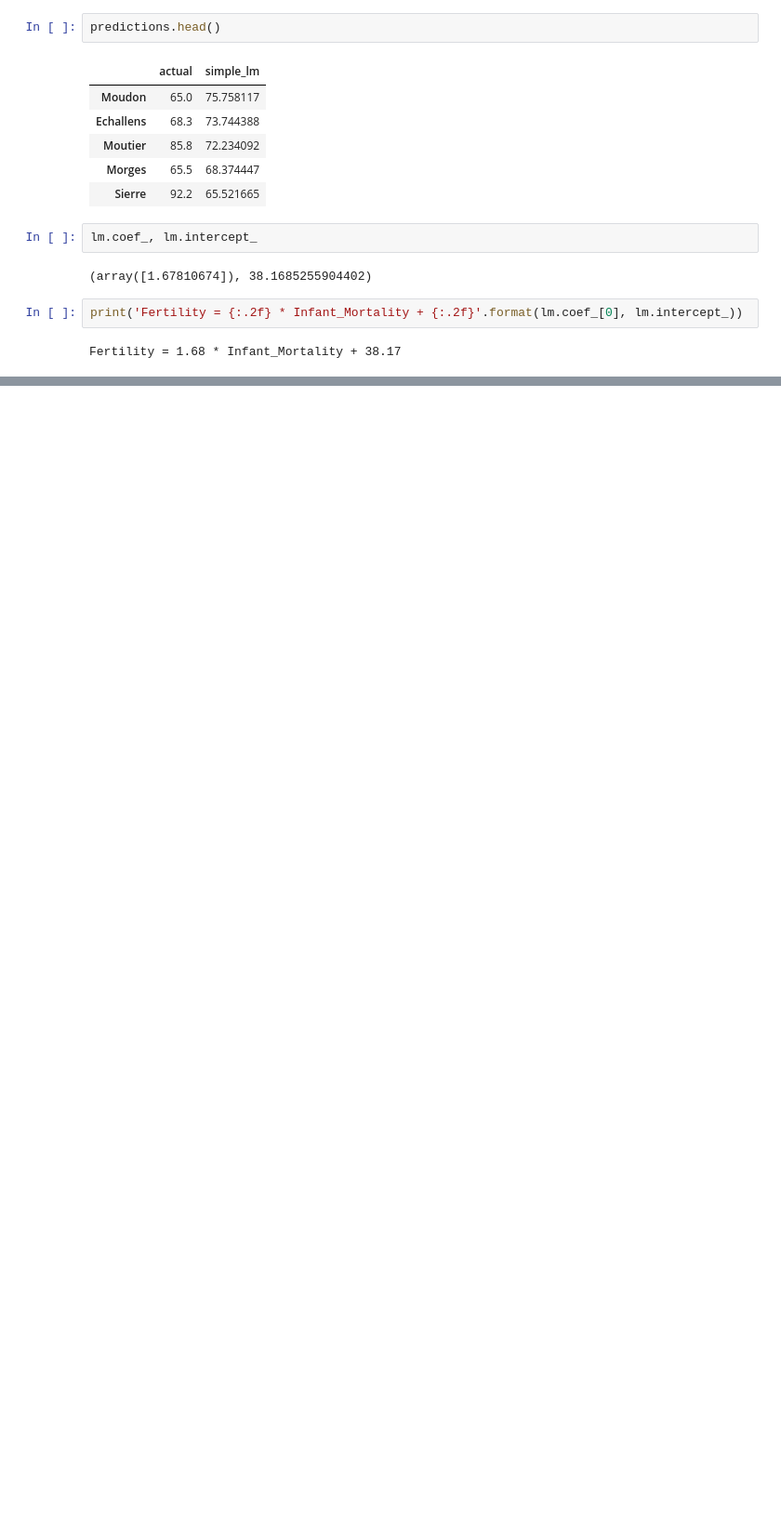
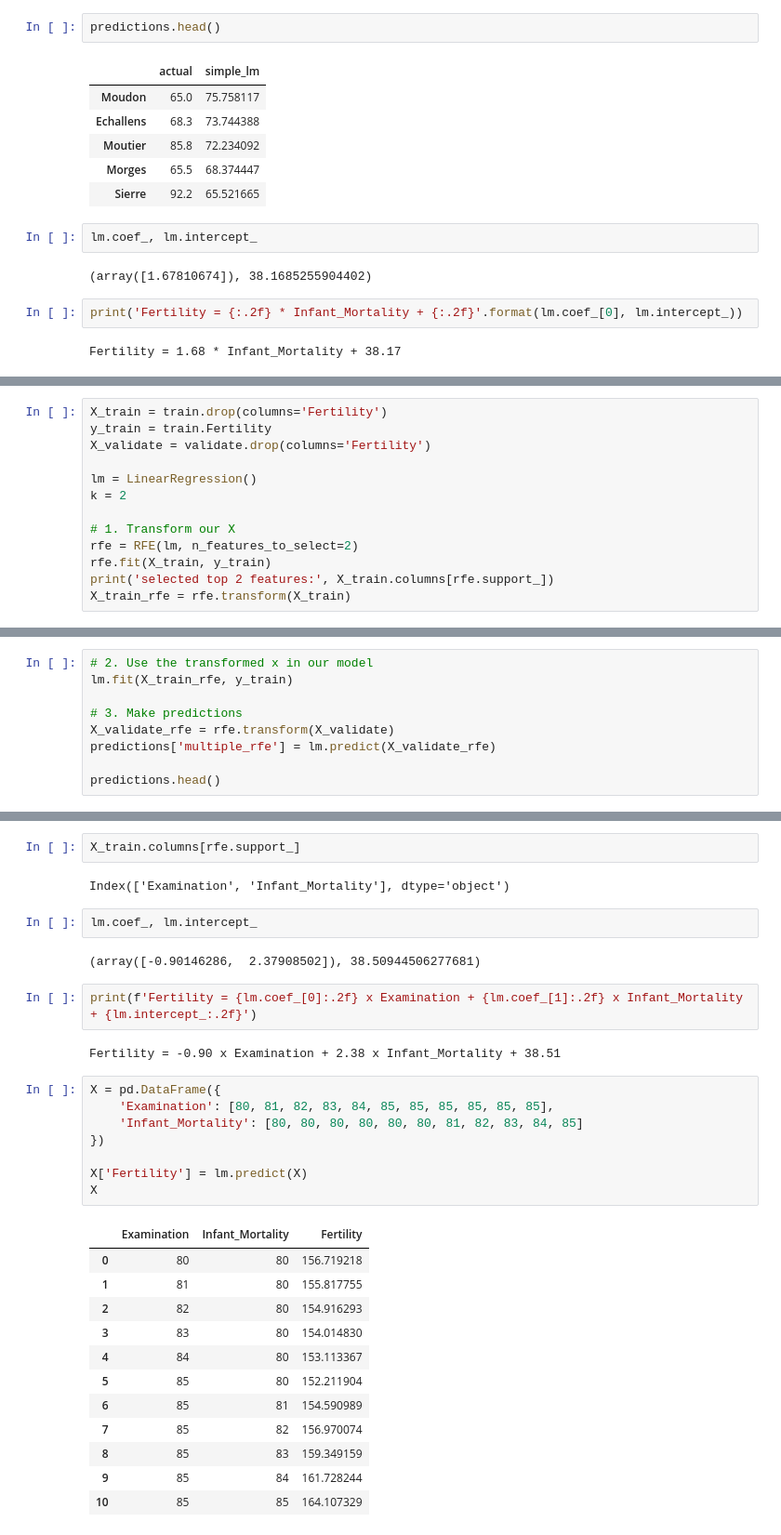
Before and after one commit to raedownen/regression-exercises-2, a Jupyter notebook: modeling.ipynb, the cells around one changed output, grey strips where cells are left out. Shown: that part at 93% size. Drawn from its saved outputs; the diff is of its cells as text; blank space fills up the shorter version.

```diff
--- a/modeling.ipynb
+++ b/modeling.ipynb
@@ -378,0 +484,13 @@ plt.legend()
+# %%
+X_train = train.drop(columns='Fertility')
+y_train = train.Fertility
+X_validate = validate.drop(columns='Fertility')
+
+lm = LinearRegression()
+k = 2
+
+# 1. Transform our X
+rfe = RFE(lm, n_features_to_select=2)
+rfe.fit(X_train, y_train)
+print('selected top 2 features:', X_train.columns[rfe.support_])
+X_train_rfe = rfe.transform(X_train)
@@ -378,0 +507,9 @@ plt.legend()
+# %%
+# 2. Use the transformed x in our model
+lm.fit(X_train_rfe, y_train)
+
+# 3. Make predictions
+X_validate_rfe = rfe.transform(X_validate)
+predictions['multiple_rfe'] = lm.predict(X_validate_rfe)
+
+predictions.head()
@@ -378,0 +523,33 @@ plt.legend()
+# %%
+X_train.columns[rfe.support_]
+# %% [output]
+Index(['Examination', 'Infant_Mortality'], dtype='object')
+# %%
+lm.coef_, lm.intercept_
+# %% [output]
+(array([-0.90146286,  2.37908502]), 38.50944506277681)
+# %%
+print(f'Fertility = {lm.coef_[0]:.2f} x Examination + {lm.coef_[1]:.2f} x Infant_Mortality + {lm.intercept_:.2f}')
+# %% [output]
+Fertility = -0.90 x Examination + 2.38 x Infant_Mortality + 38.51
+# %%
+X = pd.DataFrame({
+    'Examination': [80, 81, 82, 83, 84, 85, 85, 85, 85, 85, 85],
+    'Infant_Mortality': [80, 80, 80, 80, 80, 80, 81, 82, 83, 84, 85]
+})
+
+X['Fertility'] = lm.predict(X)
+X
+# %% [output]
+|  | Examination | Infant_Mortality | Fertility |
+| 0 | 80 | 80 | 156.719218 |
+| 1 | 81 | 80 | 155.817755 |
+| 2 | 82 | 80 | 154.916293 |
+| 3 | 83 | 80 | 154.014830 |
+| 4 | 84 | 80 | 153.113367 |
+| 5 | 85 | 80 | 152.211904 |
+| 6 | 85 | 81 | 154.590989 |
+| 7 | 85 | 82 | 156.970074 |
+| 8 | 85 | 83 | 159.349159 |
+| 9 | 85 | 84 | 161.728244 |
+| 10 | 85 | 85 | 164.107329 |
```
Also changed, not shown: parts of 50 cells of this notebook, 2 other files.
